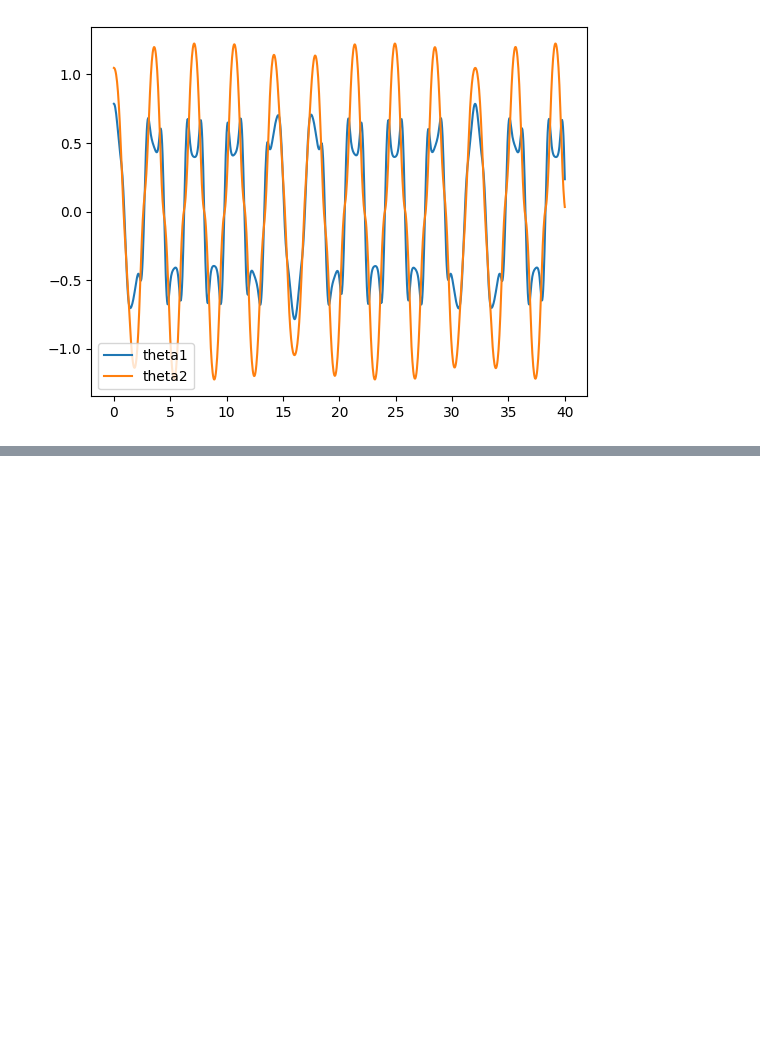
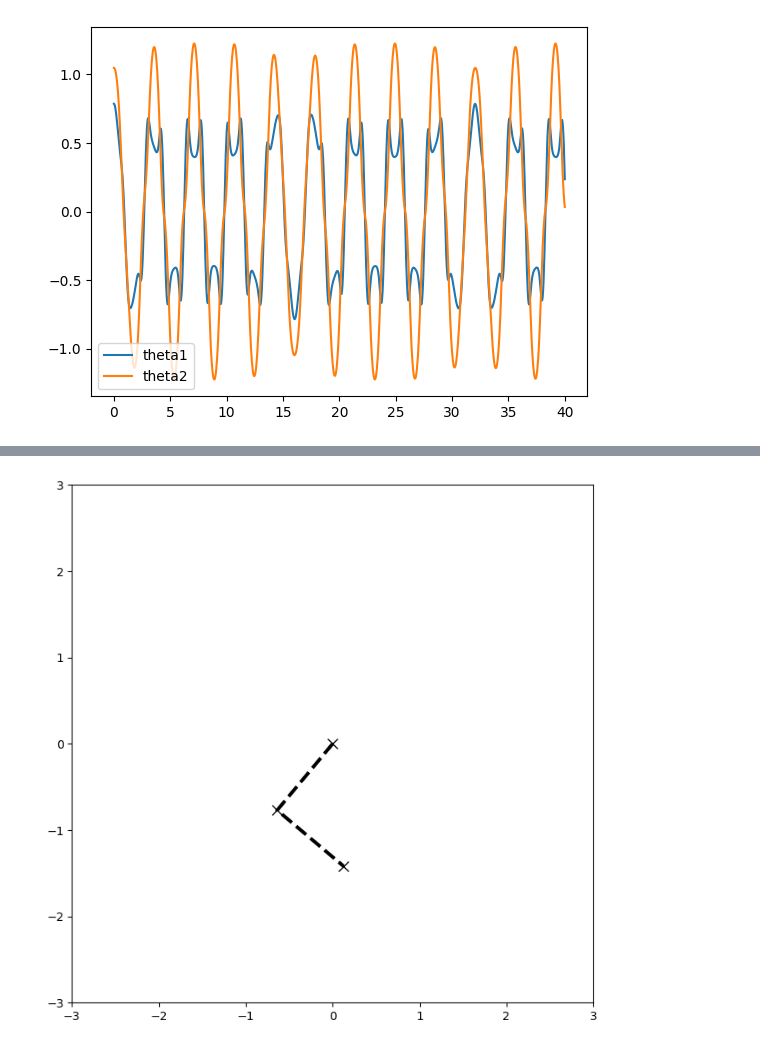
Before and after one commit to MrIsCM/Physics_Simulations, a Jupyter notebook: Pendulums/double_pendulum_lagrangian.ipynb, the cells around one changed output, grey strips where cells are left out. Drawn from its saved outputs; the diff is of its cells as text; code cells hidden in the pictures; blank space fills up the shorter version.

```diff
--- a/Pendulums/double_pendulum_lagrangian.ipynb
+++ b/Pendulums/double_pendulum_lagrangian.ipynb
@@ -292,0 +332,5 @@ plot_angles(t, th1, th2, num_ticks=9)
+# %%
+ani = do_animation()
+ani.save(gifs_dir / '2_pendulum_non_chaos.gif', writer='pillow', fps=fps)
+# %% [output]
+[figure, added]
```
Also changed, not shown: parts of 7 cells of this notebook.
